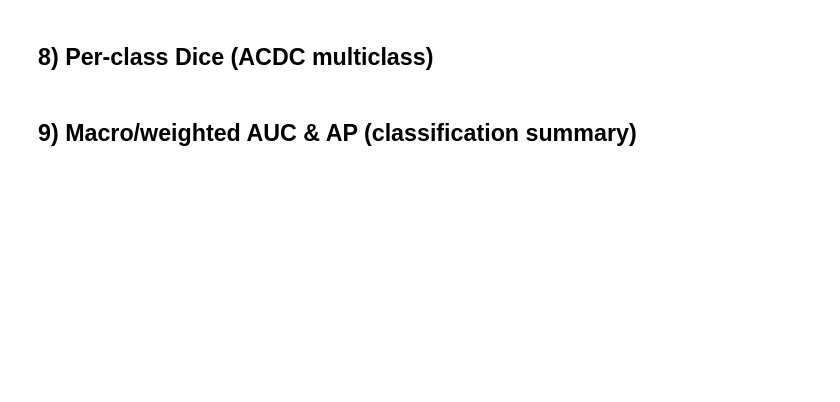
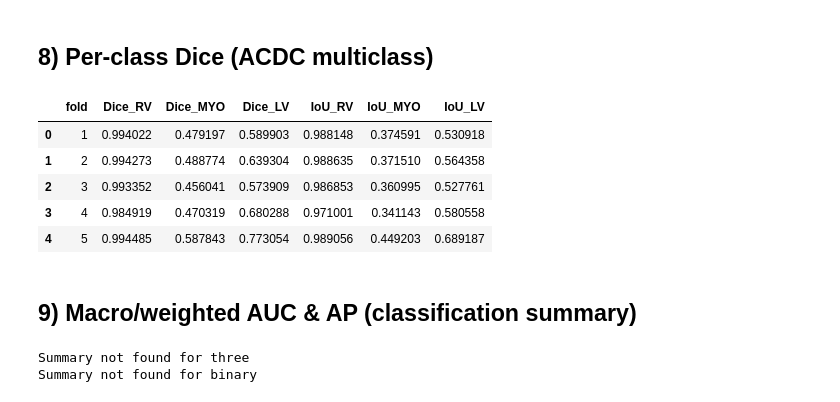
Before and after one commit to Ahanaf-Abrar-Trishad/cardiac_early_detection_repo, a Jupyter notebook: notebooks/visualize_results.ipynb, the cells around one changed output. Saved outputs shown, nothing was run; the diff lists cells and outputs as text; code cells hidden in the pictures; blank space fills up the shorter version.

```diff
--- a/notebooks/visualize_results.ipynb
+++ b/notebooks/visualize_results.ipynb
@@ -87,7 +218,7 @@ for prefix in ['cv_image_three_fold','cv_image_binary_fold']:
 # %% [markdown]
 ## 7) Ablation results
 # %%
-abl = logs_dir / 'ablation_cls.csv'
+abl = LOGS / 'ablation_cls.csv'
 if abl.exists():
     import pandas as pd
     df = pd.read_csv(abl)
@@ -97,19 +234,26 @@ else:
 # %% [markdown]
 ## 8) Per-class Dice (ACDC multiclass)
 # %%
-perclass = logs_dir / 'cv_seg_acdc_multiclass_perclass.csv'
+perclass = LOGS / 'cv_seg_acdc_multiclass_perclass.csv'
 if perclass.exists():
     import pandas as pd
     df = pd.read_csv(perclass)
     display(df)
 else:
     print('No per-class Dice CSV yet. Run seg_cv.py with --acdc-multiclass.')
+# %% [output]
+|  | fold | Dice_RV | Dice_MYO | Dice_LV | IoU_RV | IoU_MYO | IoU_LV |
+| 0 | 1 | 0.994022 | 0.479197 | 0.589903 | 0.988148 | 0.374591 | 0.530918 |
+| 1 | 2 | 0.994273 | 0.488774 | 0.639304 | 0.988635 | 0.371510 | 0.564358 |
+| 2 | 3 | 0.993352 | 0.456041 | 0.573909 | 0.986853 | 0.360995 | 0.527761 |
+| 3 | 4 | 0.984919 | 0.470319 | 0.680288 | 0.971001 | 0.341143 | 0.580558 |
+| 4 | 5 | 0.994485 | 0.587843 | 0.773054 | 0.989056 | 0.449203 | 0.689187 |
 # %% [markdown]
 ## 9) Macro/weighted AUC & AP (classification summary)
 # %%
 import json
 for lab in ['three','binary']:
-    fp = logs_dir / f'cv_image_{lab}_summary.json'
+    fp = LOGS / f'cv_image_{lab}_summary.json'
     if fp.exists():
         s = json.loads(fp.read_text())
         keys = ['AUC_macro_mean','AUC_macro_std','AUC_weighted_mean','AUC_weighted_std','AP_macro_mean','AP_macro_std','AP_weighted_mean','AP_weighted_std']
@@ -117,3 +261,6 @@ for lab in ['three','binary']:
         print(lab, out)
     else:
         print('Summary not found for', lab)
+# %% [output]
+Summary not found for three
+Summary not found for binary
```
Also changed, not shown: parts of 9 cells of this notebook, 3 other files.
